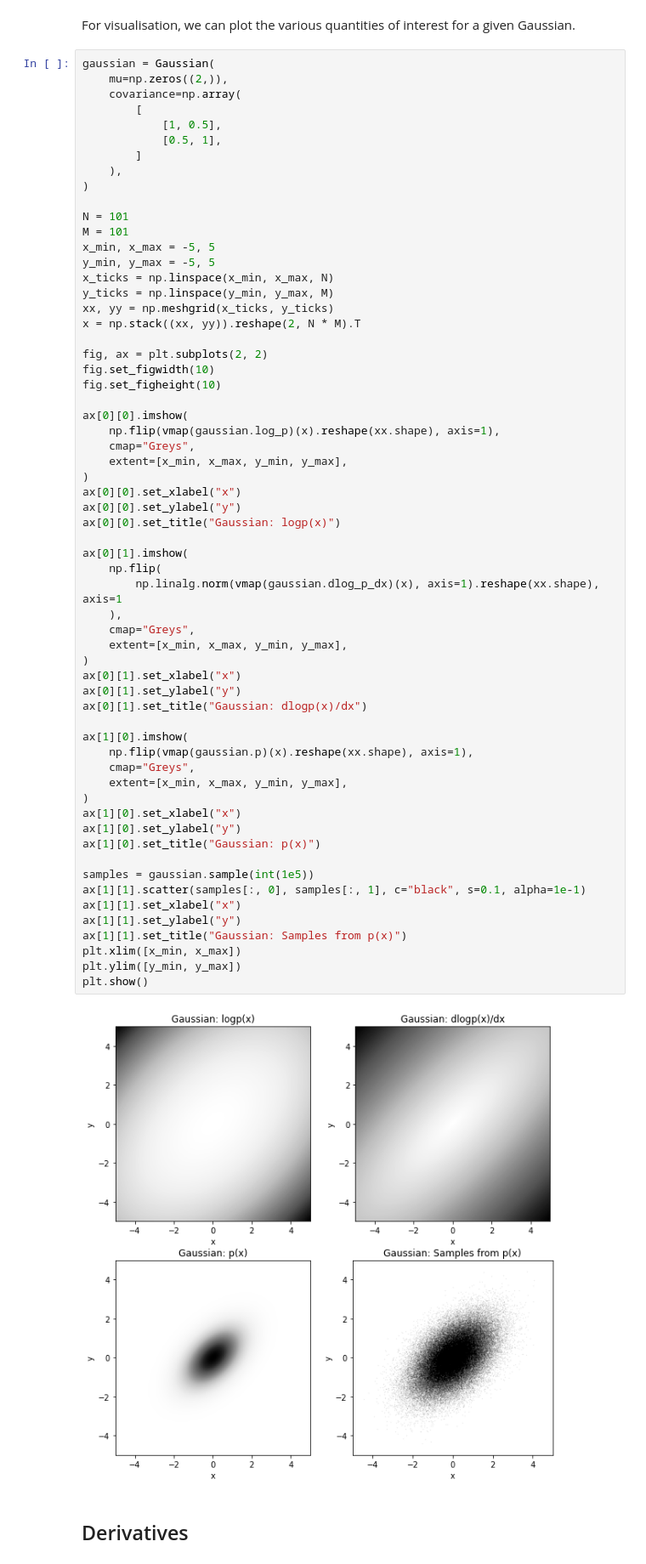
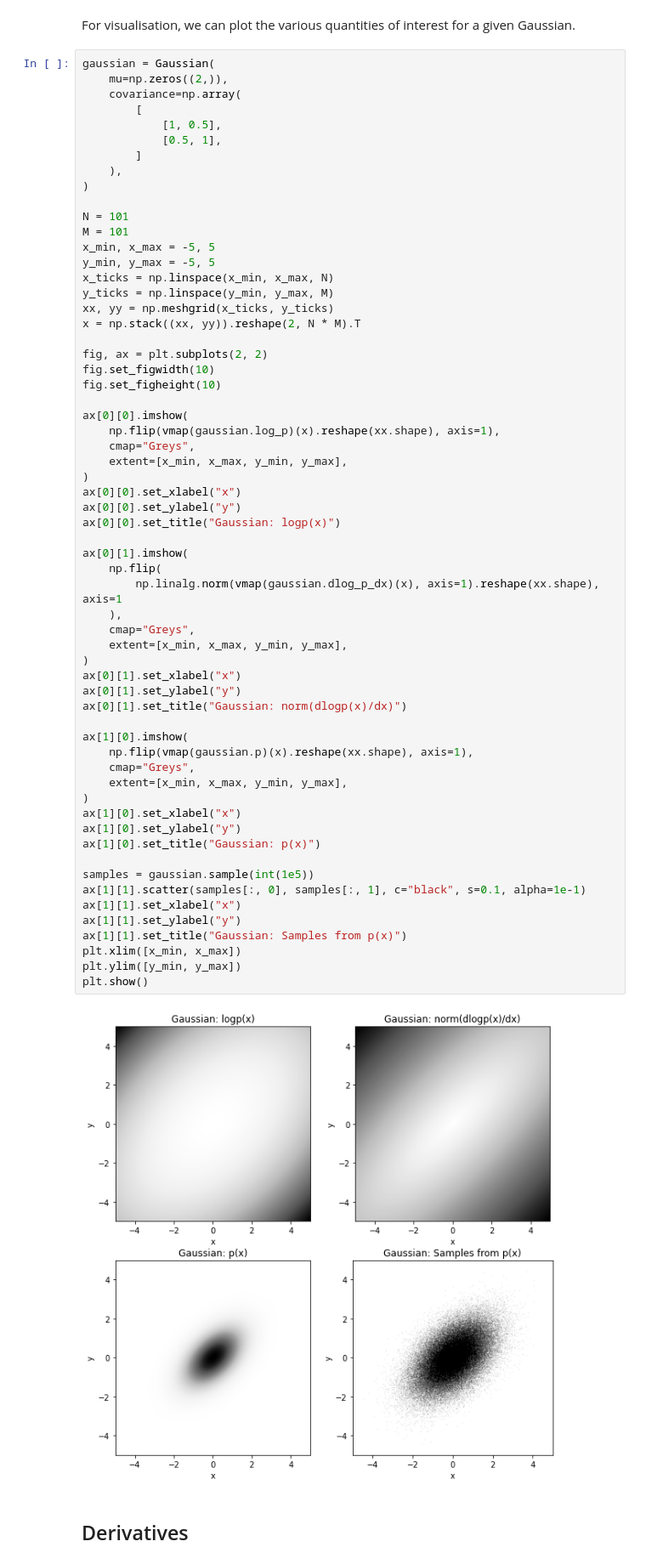
Before and after one commit to jswu18/distribution-discrepancies, a Jupyter notebook: notebooks/3_kernel_stein_discrepancy.ipynb, the cells around one changed output. Shown at 85% size. Cells and saved outputs as stored; diff of their text form.

Commit message:
Update probability distributions axis label to indicate norm of grad vectors

```diff
--- a/notebooks/3_kernel_stein_discrepancy.ipynb
+++ b/notebooks/3_kernel_stein_discrepancy.ipynb
@@ -77,35 +77,35 @@ ax[0][0].set_ylabel("y")
 ax[0][0].set_title("Gaussian: logp(x)")
 
 ax[0][1].imshow(
     np.flip(
         np.linalg.norm(vmap(gaussian.dlog_p_dx)(x), axis=1).reshape(xx.shape), axis=1
     ),
     cmap="Greys",
     extent=[x_min, x_max, y_min, y_max],
 )
 ax[0][1].set_xlabel("x")
 ax[0][1].set_ylabel("y")
-ax[0][1].set_title("Gaussian: dlogp(x)/dx")
+ax[0][1].set_title("Gaussian: norm(dlogp(x)/dx)")
 
 ax[1][0].imshow(
     np.flip(vmap(gaussian.p)(x).reshape(xx.shape), axis=1),
     cmap="Greys",
     extent=[x_min, x_max, y_min, y_max],
 )
 ax[1][0].set_xlabel("x")
 ax[1][0].set_ylabel("y")
 ax[1][0].set_title("Gaussian: p(x)")
 
 samples = gaussian.sample(int(1e5))
 ax[1][1].scatter(samples[:, 0], samples[:, 1], c="black", s=0.1, alpha=1e-1)
 ax[1][1].set_xlabel("x")
 ax[1][1].set_ylabel("y")
 ax[1][1].set_title("Gaussian: Samples from p(x)")
 plt.xlim([x_min, x_max])
 plt.ylim([y_min, y_max])
 plt.show()
 # %% [output]
-[figure, old version]
+[figure, new version]
 # %% [markdown]
 ## Derivatives
 # %%
```
Also changed, not shown: parts of 4 cells of this notebook.
